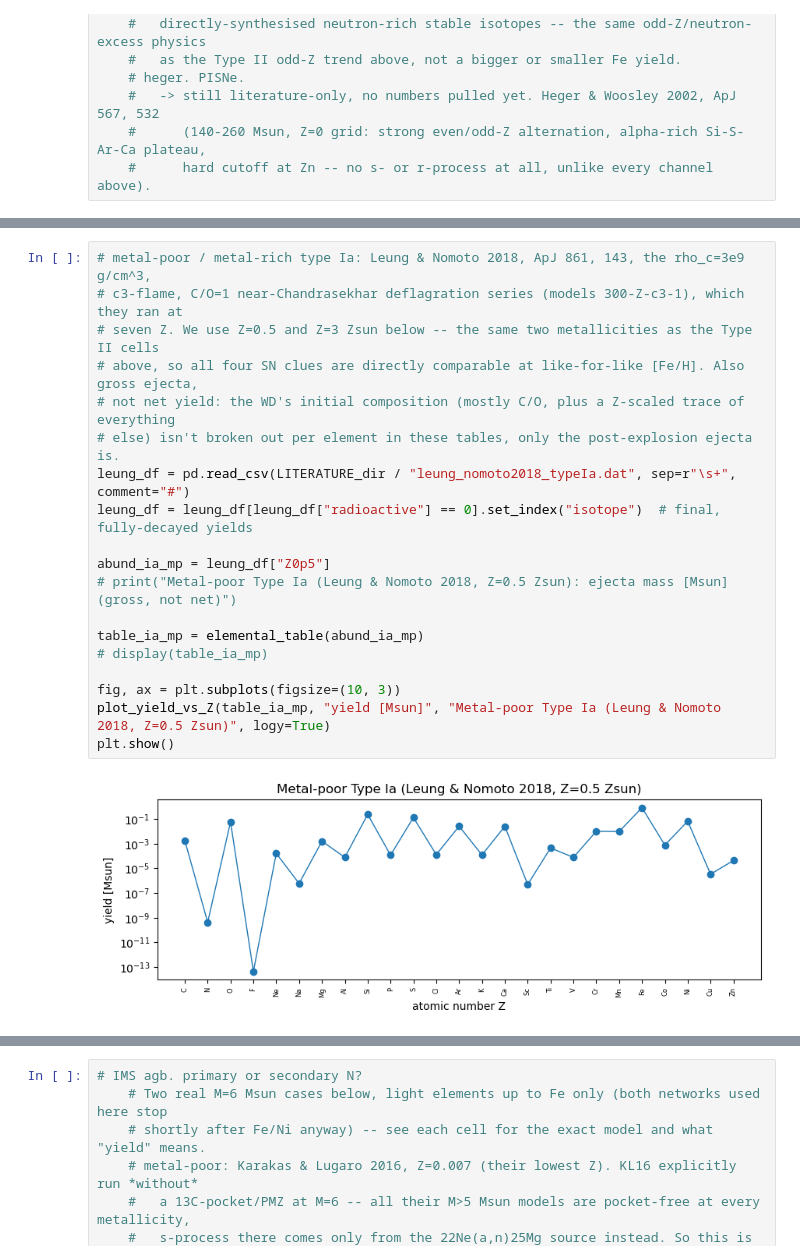
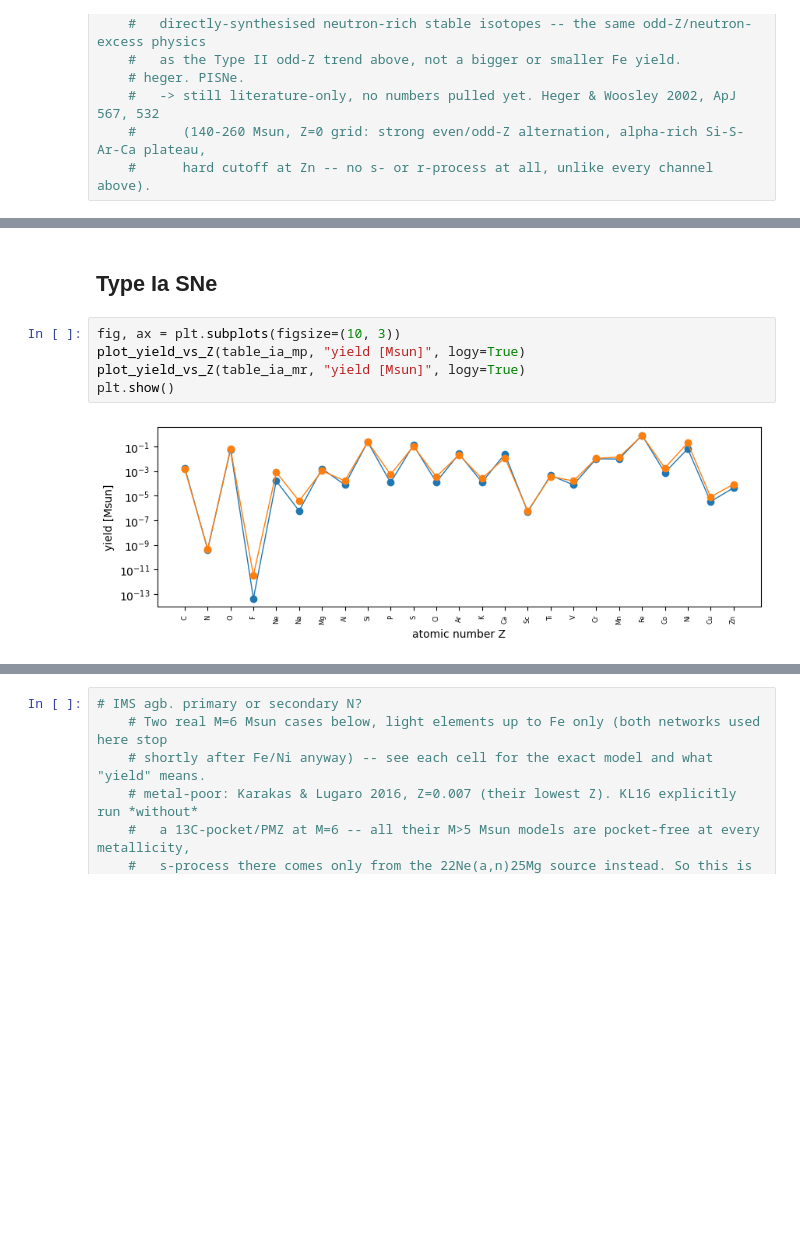
Before and after one commit to giulia-cinquegrana/bridgce2026-stellar-nucleosynthesis, a Jupyter notebook: resources/labs/lab1_nucleosynthesis_landscape.ipynb, the cells around one changed output, grey strips where cells are left out. Cells and saved outputs as stored; diff of their text form; blank space fills up the shorter version.

```diff
--- a/resources/labs/lab1_nucleosynthesis_landscape.ipynb
+++ b/resources/labs/lab1_nucleosynthesis_landscape.ipynb
@@ -205,23 +201,11 @@ plt.show()
 # %% [output]
 [figure]
+# %% [markdown]
+## Type Ia SNe
 # %%
-# metal-poor / metal-rich type Ia: Leung & Nomoto 2018, ApJ 861, 143, the rho_c=3e9 g/cm^3,
-# c3-flame, C/O=1 near-Chandrasekhar deflagration series (models 300-Z-c3-1), which they ran at
-# seven Z. We use Z=0.5 and Z=3 Zsun below -- the same two metallicities as the Type II cells
-# above, so all four SN clues are directly comparable at like-for-like [Fe/H]. Also gross ejecta,
-# not net yield: the WD's initial composition (mostly C/O, plus a Z-scaled trace of everything
-# else) isn't broken out per element in these tables, only the post-explosion ejecta is.
-leung_df = pd.read_csv(LITERATURE_dir / "leung_nomoto2018_typeIa.dat", sep=r"\s+", comment="#")
-leung_df = leung_df[leung_df["radioactive"] == 0].set_index("isotope")  # final, fully-decayed yields
-
-abund_ia_mp = leung_df["Z0p5"]
-# print("Metal-poor Type Ia (Leung & Nomoto 2018, Z=0.5 Zsun): ejecta mass [Msun] (gross, not net)")
-
-table_ia_mp = elemental_table(abund_ia_mp)
-# display(table_ia_mp)
-
 fig, ax = plt.subplots(figsize=(10, 3))
-plot_yield_vs_Z(table_ia_mp, "yield [Msun]", "Metal-poor Type Ia (Leung & Nomoto 2018, Z=0.5 Zsun)", logy=True)
+plot_yield_vs_Z(table_ia_mp, "yield [Msun]", logy=True)
+plot_yield_vs_Z(table_ia_mr, "yield [Msun]", logy=True)
 plt.show()
 # %% [output]
-[figure, old version]
+[figure, new version]
```
Also changed, not shown: parts of 6 cells of this notebook, 1 other file.
